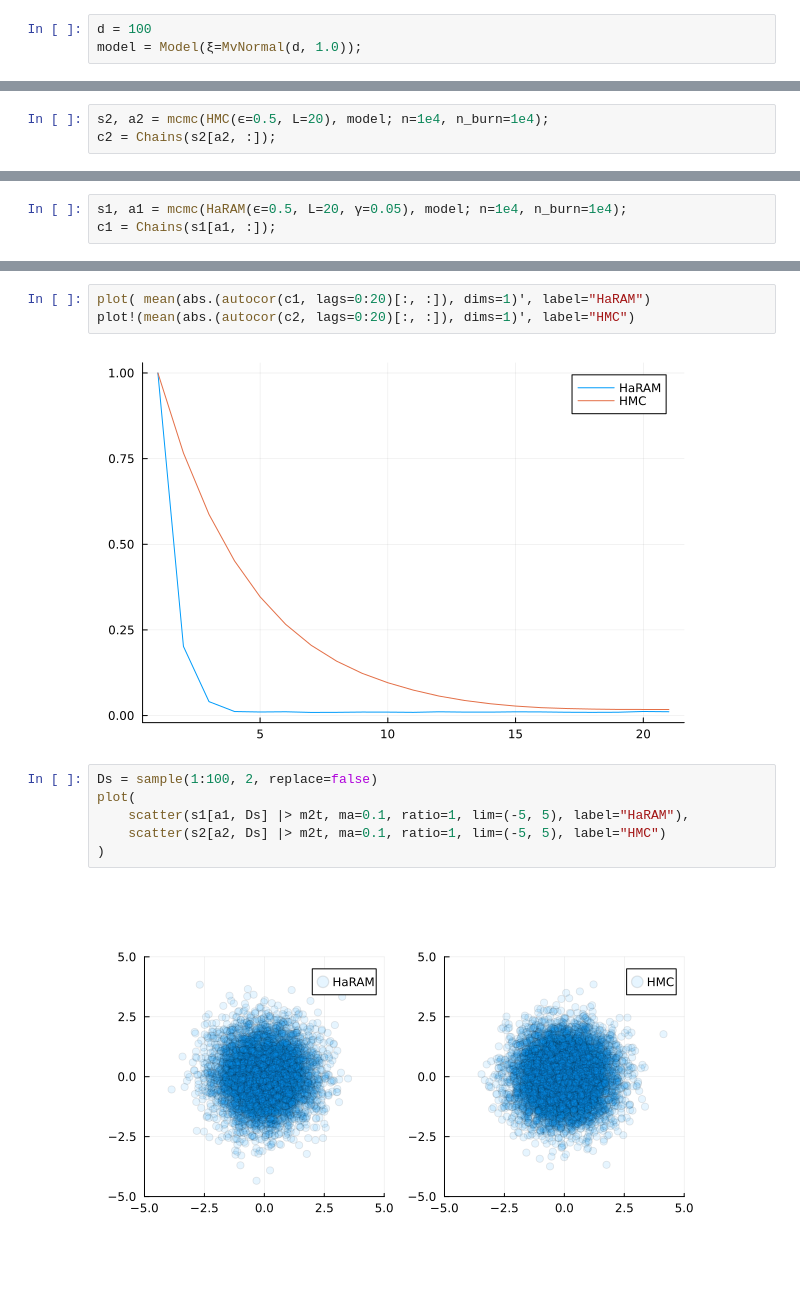
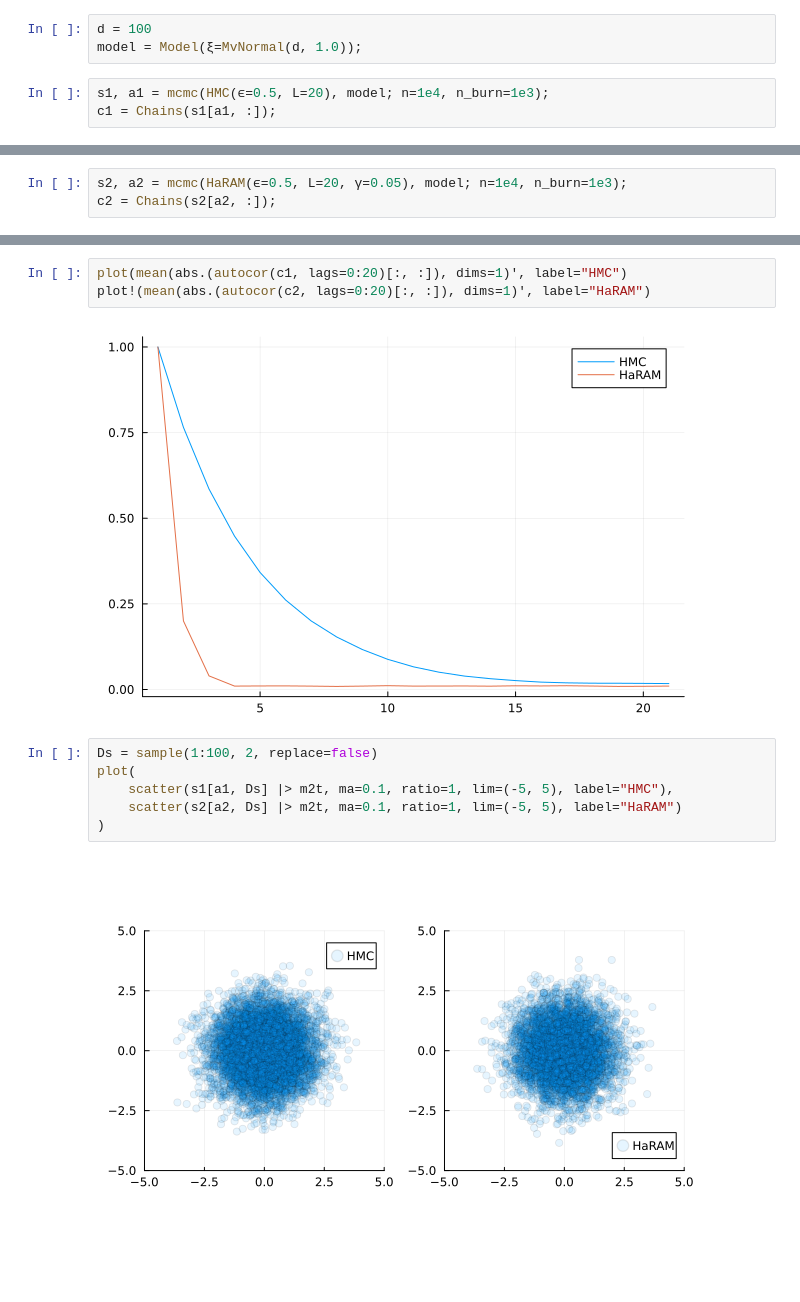
Before and after one commit to sidv23/haram, a Jupyter notebook: notebooks/gaussian1.ipynb, the cells around one changed output, grey strips where cells are left out. Cells and saved outputs as stored; diff of their text form.

```diff
--- a/notebooks/gaussian1.ipynb
+++ b/notebooks/gaussian1.ipynb
@@ -13,3 +14,6 @@ false
 # %%
 d = 100
 model = Model(ξ=MvNormal(d, 1.0));
+# %%
+s1, a1 = mcmc(HMC(ϵ=0.5, L=20), model; n=1e4, n_burn=1e3);
+c1 = Chains(s1[a1, :]);
@@ -16,4 +23,4 @@ model = Model(ξ=MvNormal(d, 1.0));
 # %%
-s2, a2 = mcmc(HMC(ϵ=0.5, L=20), model; n=1e4, n_burn=1e4);
+s2, a2 = mcmc(HaRAM(ϵ=0.5, L=20, γ=0.05), model; n=1e4, n_burn=1e3);
 c2 = Chains(s2[a2, :]);
 # %% [output]
@@ -22,3 +28,0 @@ Acceptance Ratio = 0.8409
-# %%
-s1, a1 = mcmc(HaRAM(ϵ=0.5, L=20, γ=0.05), model; n=1e4, n_burn=1e4);
-c1 = Chains(s1[a1, :]);
@@ -28,16 +29,16 @@ Acceptance Ratio = 0.6165
 # %%
-plot( mean(abs.(autocor(c1, lags=0:20)[:, :]), dims=1)', label="HaRAM")
-plot!(mean(abs.(autocor(c2, lags=0:20)[:, :]), dims=1)', label="HMC")
+plot(mean(abs.(autocor(c1, lags=0:20)[:, :]), dims=1)', label="HMC")
+plot!(mean(abs.(autocor(c2, lags=0:20)[:, :]), dims=1)', label="HaRAM")
 # %% [output]
-[figure, old version]
+[figure, new version]
 # %%
 Ds = sample(1:100, 2, replace=false)
 plot(
-    scatter(s1[a1, Ds] |> m2t, ma=0.1, ratio=1, lim=(-5, 5), label="HaRAM"),
-    scatter(s2[a2, Ds] |> m2t, ma=0.1, ratio=1, lim=(-5, 5), label="HMC")
+    scatter(s1[a1, Ds] |> m2t, ma=0.1, ratio=1, lim=(-5, 5), label="HMC"),
+    scatter(s2[a2, Ds] |> m2t, ma=0.1, ratio=1, lim=(-5, 5), label="HaRAM")
 )
 # %% [output]
-[figure, old version]
+[figure, new version]
 # %%
 D = sample(1:d, 1)
 plot(
```
Also changed, not shown: parts of 6 cells of this notebook, 23 other files.
